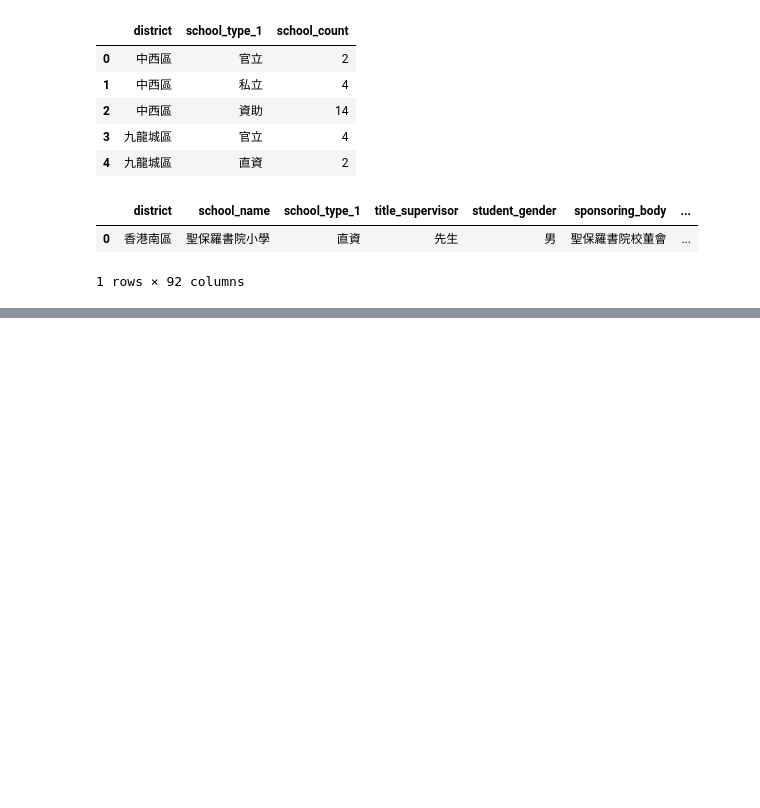
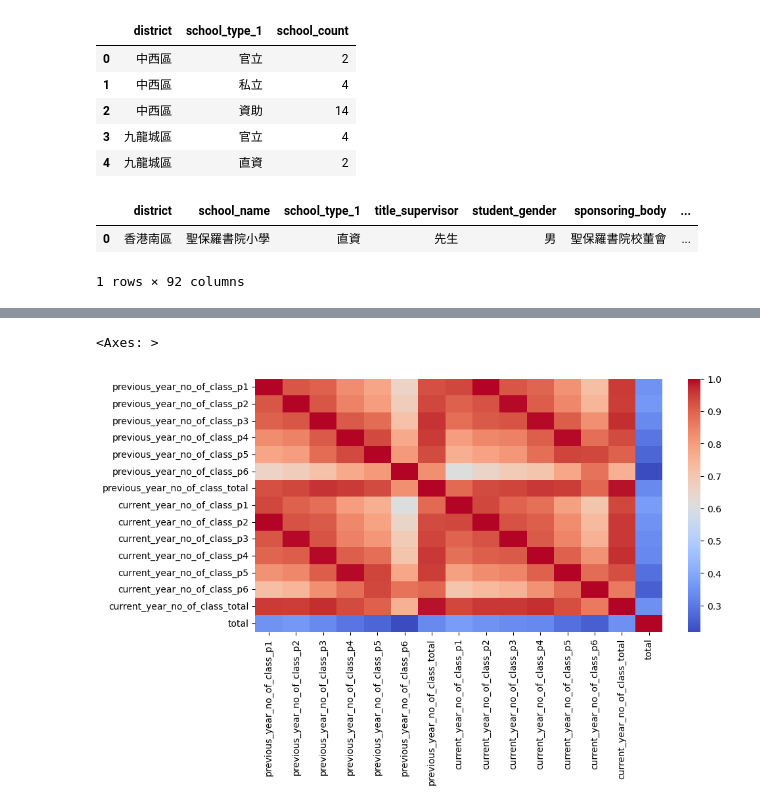
Before and after one commit to fltenwall/MasterStudy, a Jupyter notebook: 6001/6001_group.ipynb, the cells around one changed output, grey strips where cells are left out. Cells and saved outputs as stored; diff of their text form; code cells hidden in the pictures; blank space fills up the shorter version.

```diff
--- a/6001/6001_group.ipynb
+++ b/6001/6001_group.ipynb
@@ -294,0 +325,13 @@ fig3.show()
+# %%
+
+
+primary_school_all_class = primary_school_all[['previous_year_no_of_class_p1','previous_year_no_of_class_p2','previous_year_no_of_class_p3','previous_year_no_of_class_p4','previous_year_no_of_class_p5','previous_year_no_of_class_p6','previous_year_no_of_class_total','current_year_no_of_class_p1','current_year_no_of_class_p2','current_year_no_of_class_p3','current_year_no_of_class_p4','current_year_no_of_class_p5','current_year_no_of_class_p6','current_year_no_of_class_total'
+,'total']]
+primary_school_all_class[primary_school_all_class.isna()].fillna(0)
+primary_school_all_class = primary_school_all_class.replace('-',0)
+
+plt.figure(figsize=(10,5))
+sns.heatmap(primary_school_all_class.corr(), cmap='coolwarm')
+# %% [output]
+<Axes: >
+[figure, added]
```
Also changed, not shown: parts of 5 cells of this notebook.
